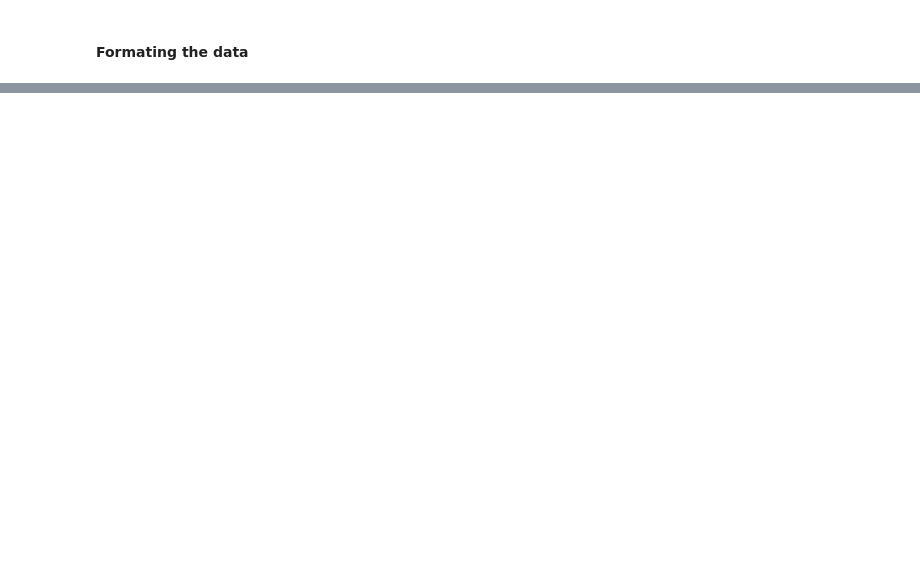
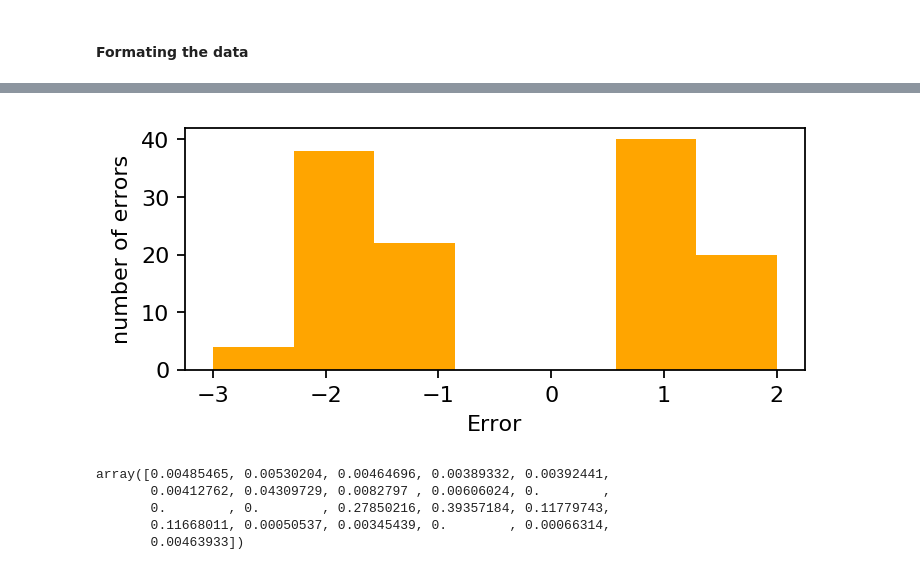
Before and after one commit to QuentinMas66/IINFOSYS-722, a Jupyter notebook: Flu_Prediction.ipynb, the cells around one changed output, grey strips where cells are left out. Drawn from its saved outputs; the diff is of its cells as text; code cells hidden in the pictures; blank space fills up the shorter version.

```diff
--- a/Flu_Prediction.ipynb
+++ b/Flu_Prediction.ipynb
@@ -674,0 +121,34 @@ Test Error = 0.45109
+# %%
+figure(num=None, figsize=(5, 2), dpi=160, facecolor='w', edgecolor='k')
+PR = prediction_dt.filter('WEEK >=40').toPandas()['prediction']
+PR[PR == 0] = 7
+PR[PR == 1] = 5
+PR[PR == 2] = 8
+PR[PR == 3] = 6
+PR[PR == 4] = 9
+PR = PR -5
+
+tart =  prediction_dt.filter('WEEK >=40').toPandas()['ActivityIndex']
+
+tart[tart == 0] = 7
+tart[tart == 1] = 5
+tart[tart == 2] = 8
+tart[tart == 3] = 6
+tart[tart == 4] = 9
+tart = tart -5
+plt.hist((tart - PR)[(tart - PR)!=0],bins=7,color = 'orange')
+plt.xlabel('Error')
+plt.ylabel('number of errors')
+plt.show()
+# %% [output]
+[figure, added]
+# %%
+feature_importances = fit_model.stages[-1].featureImportances
+feature_imp_array = feature_importances.toArray()
+feature_imp_array
+# %% [output]
+array([0.00485465, 0.00530204, 0.00464696, 0.00389332, 0.00392441,
+       0.00412762, 0.04309729, 0.0082797 , 0.00606024, 0.        ,
+       0.        , 0.        , 0.27850216, 0.39357184, 0.11779743,
+       0.11668011, 0.00050537, 0.00345439, 0.        , 0.00066314,
+       0.00463933])
```
Also changed, not shown: parts of 56 cells of this notebook.
